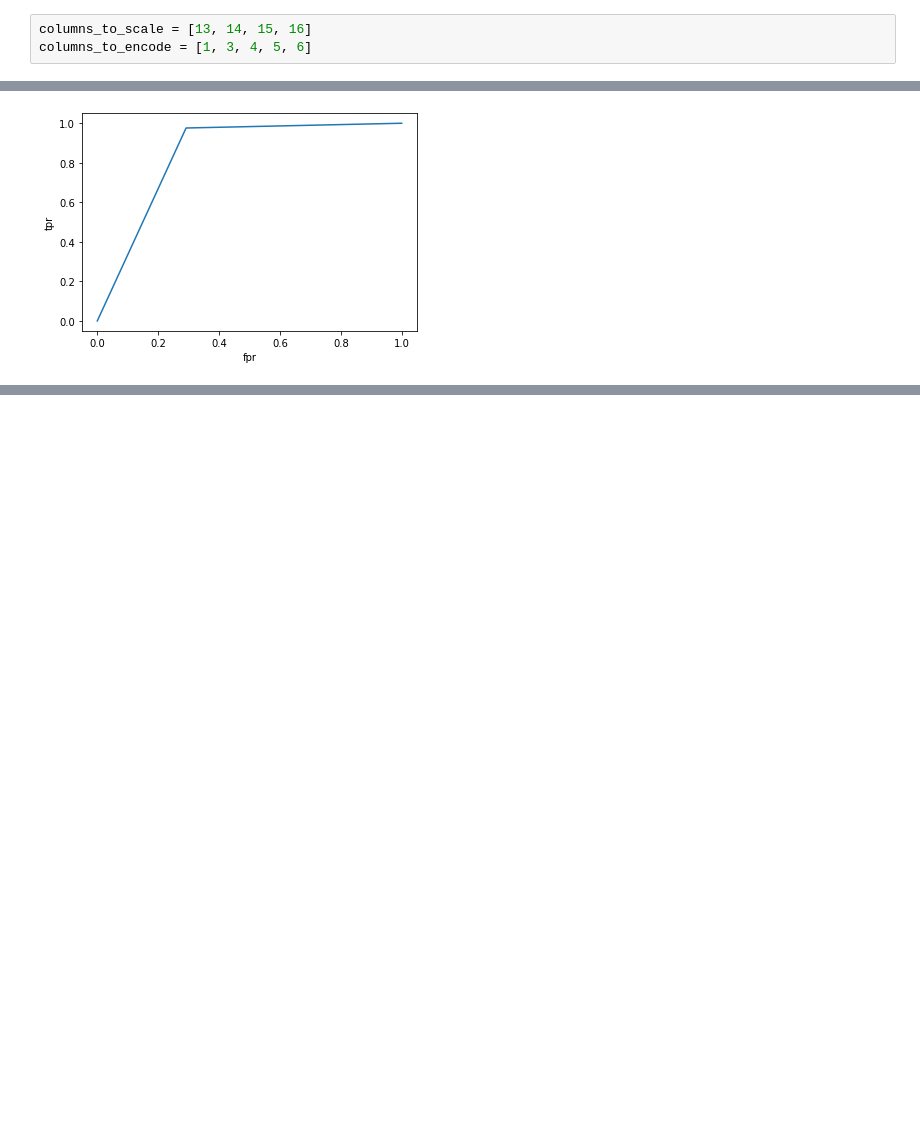
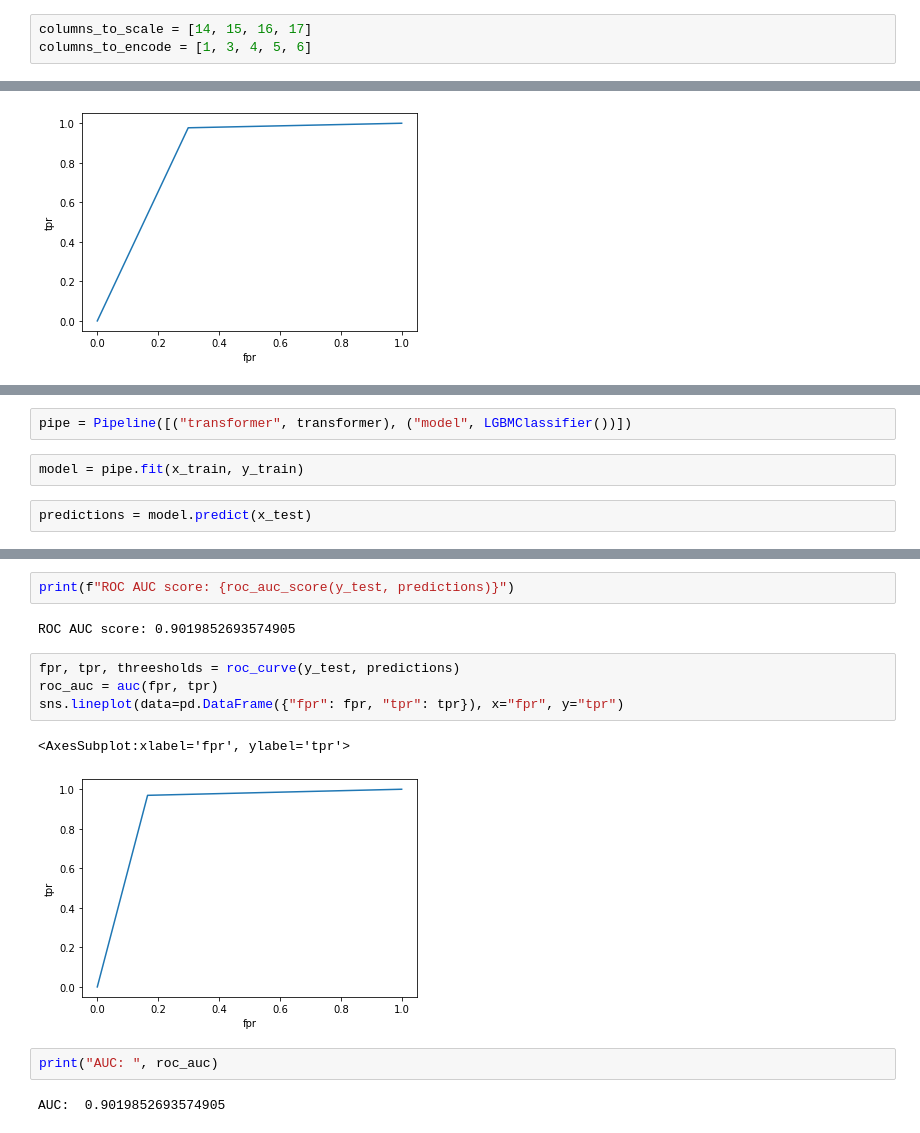
Before and after one commit to Artem123456789/bank_churners_prediction, a Jupyter notebook: main.ipynb, the cells around one changed output, grey strips where cells are left out. Saved outputs shown, nothing was run; the diff lists cells and outputs as text; blank space fills up the shorter version.

```diff
--- a/main.ipynb
+++ b/main.ipynb
@@ -229,7 +227,7 @@ memory usage: 1.4+ MB
 # %%
 x_train, x_test, y_train, y_test = train_test_split(x, y, test_size=0.3)
 # %%
-columns_to_scale = [13, 14, 15, 16]
+columns_to_scale = [14, 15, 16, 17]
 columns_to_encode = [1, 3, 4, 5, 6]
 # %%
 transformer = ColumnTransformer([("scaler", StandardScaler(), columns_to_scale),
@@ -266,0 +272,6 @@ AUC:  0.8421351084812623
+# %%
+pipe = Pipeline([("transformer", transformer), ("model", LGBMClassifier())])
+# %%
+model = pipe.fit(x_train, y_train)
+# %%
+predictions = model.predict(x_test)
@@ -266,0 +289,15 @@ AUC:  0.8421351084812623
+# %%
+print(f"ROC AUC score: {roc_auc_score(y_test, predictions)}")
+# %% [output]
+ROC AUC score: 0.9019852693574905
+# %%
+fpr, tpr, threesholds = roc_curve(y_test, predictions)
+roc_auc = auc(fpr, tpr)
+sns.lineplot(data=pd.DataFrame({"fpr": fpr, "tpr": tpr}), x="fpr", y="tpr")
+# %% [output]
+<AxesSubplot:xlabel='fpr', ylabel='tpr'>
+[figure, added]
+# %%
+print("AUC: ", roc_auc)
+# %% [output]
+AUC:  0.9019852693574905
```
Also changed, not shown: parts of 8 cells of this notebook.
